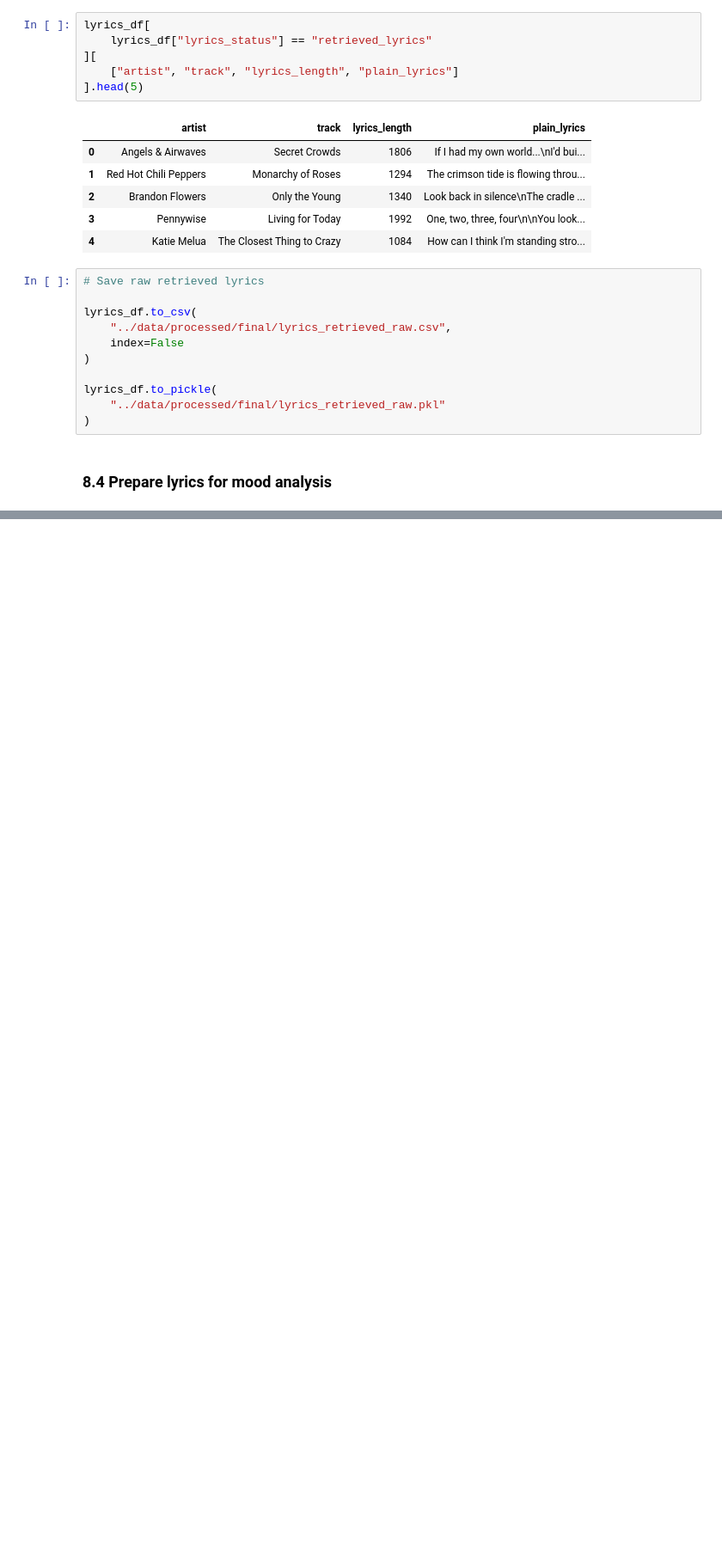
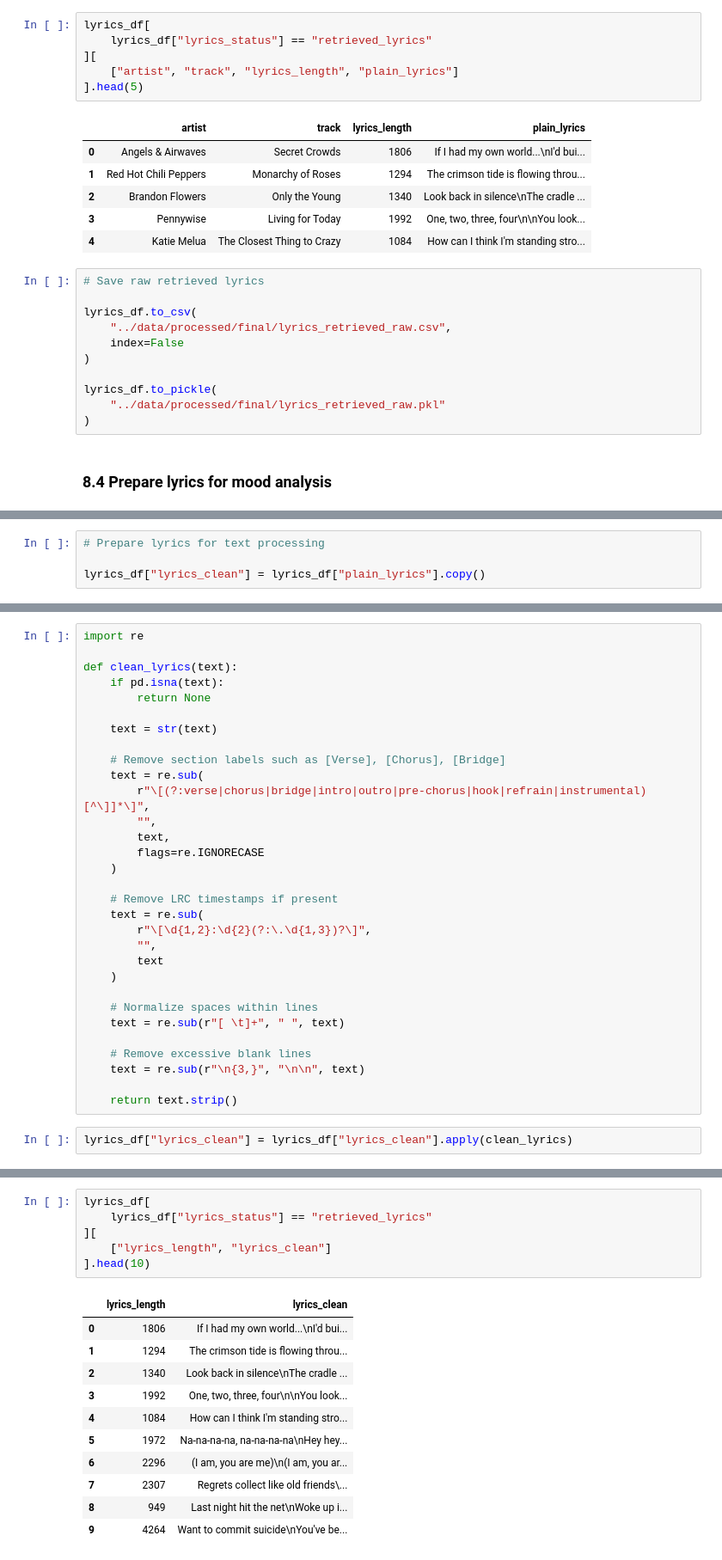
Before and after one commit to fredzell/music-mood-profiler, a Jupyter notebook: notebooks/08_lyrics_collection.ipynb, the cells around one changed output, grey strips where cells are left out. Shown at 86% size. Drawn from its saved outputs; the diff is of its cells as text; blank space fills up the shorter version.

```diff
--- a/notebooks/08_lyrics_collection.ipynb
+++ b/notebooks/08_lyrics_collection.ipynb
@@ -1208,0 +1210,4 @@ lyrics_df.to_pickle(
+# %%
+# Prepare lyrics for text processing
+
+lyrics_df["lyrics_clean"] = lyrics_df["plain_lyrics"].copy()
@@ -1208,0 +1230,33 @@ lyrics_df.to_pickle(
+# %%
+import re
+
+def clean_lyrics(text):
+    if pd.isna(text):
+        return None
+
+    text = str(text)
+
+    # Remove section labels such as [Verse], [Chorus], [Bridge]
+    text = re.sub(
+        r"\[(?:verse|chorus|bridge|intro|outro|pre-chorus|hook|refrain|instrumental)[^\]]*\]",
+        "",
+        text,
+        flags=re.IGNORECASE
+    )
+
+    # Remove LRC timestamps if present
+    text = re.sub(
+        r"\[\d{1,2}:\d{2}(?:\.\d{1,3})?\]",
+        "",
+        text
+    )
+
+    # Normalize spaces within lines
+    text = re.sub(r"[ \t]+", " ", text)
+
+    # Remove excessive blank lines
+    text = re.sub(r"\n{3,}", "\n\n", text)
+
+    return text.strip()
+# %%
+lyrics_df["lyrics_clean"] = lyrics_df["lyrics_clean"].apply(clean_lyrics)
@@ -1208,0 +1276,18 @@ lyrics_df.to_pickle(
+# %%
+lyrics_df[
+    lyrics_df["lyrics_status"] == "retrieved_lyrics"
+][
+    ["lyrics_length", "lyrics_clean"]
+].head(10)
+# %% [output]
+|  | lyrics_length | lyrics_clean |
+| 0 | 1806 | If I had my own world...\nI'd bui... |
+| 1 | 1294 | The crimson tide is flowing throu... |
+| 2 | 1340 | Look back in silence\nThe cradle ... |
+| 3 | 1992 | One, two, three, four\n\nYou look... |
+| 4 | 1084 | How can I think I'm standing stro... |
+| 5 | 1972 | Na-na-na-na, na-na-na-na\nHey hey... |
+| 6 | 2296 | (I am, you are me)\n(I am, you ar... |
+| 7 | 2307 | Regrets collect like old friends\... |
+| 8 | 949 | Last night hit the net\nWoke up i... |
+| 9 | 4264 | Want to commit suicide\nYou've be... |
```
Also changed, not shown: parts of 29 cells of this notebook.
